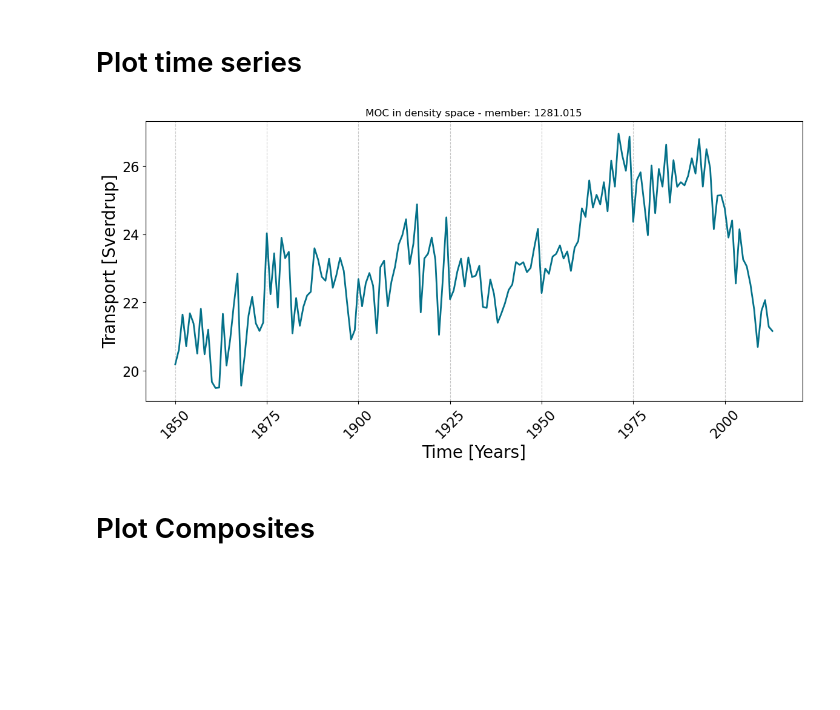
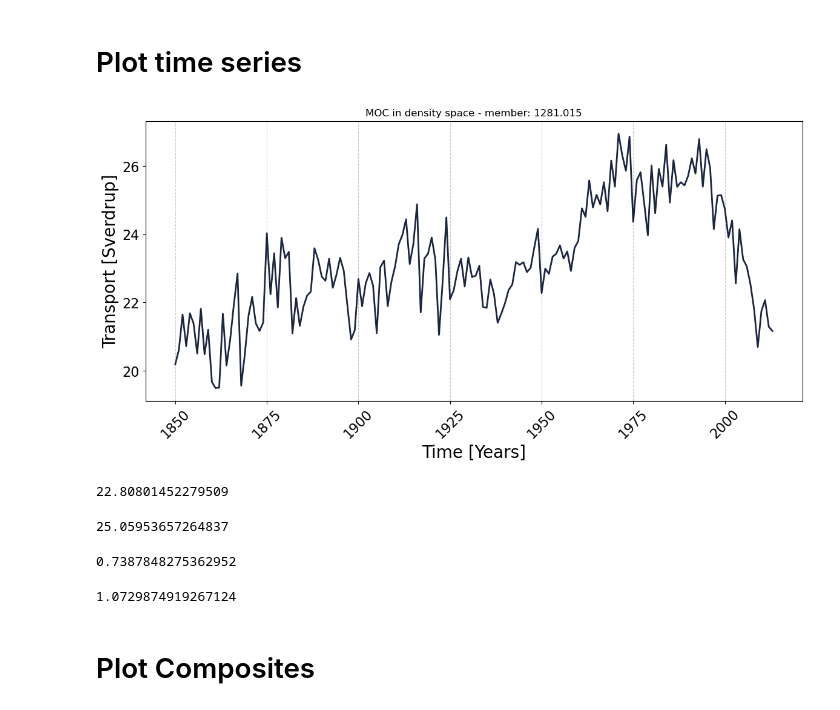
Before and after one commit to inagler/current, a Jupyter notebook: Figures_poster-Dec23.ipynb, the cells around one changed output. Drawn from its saved outputs; the diff is of its cells as text; code cells hidden in the pictures; blank space fills up the shorter version.

```diff
--- a/Figures_poster-Dec23.ipynb
+++ b/Figures_poster-Dec23.ipynb
@@ -166,17 +147,17 @@ reshaped_data = signal.reshape(-1, 12)
 annual_mean = np.mean(reshaped_data, axis=1)
 # %%
 plt.figure(figsize=(14, 6))
-plt.plot(time_annual, annual_mean, linewidth=2, color='#047189')
+plt.plot(time_annual, annual_mean, linewidth=2, color='#1A2540')
 plt.ylabel('Transport [Sverdrup]', fontsize=20)
 plt.xlabel('Time [Years]', fontsize=20)
 plt.title('MOC in density space - member: '+member_names[-3][:-3])
 plt.xticks(fontsize=16, rotation=45)
 plt.yticks(fontsize=16)
 plt.locator_params(axis='x', nbins=8)
 plt.locator_params(axis='y', nbins=5)
 plt.grid(axis='x', linestyle='--', alpha=0.7)
 
-#plt.show()
-plt.savefig(os.path.expanduser('~/phase1_CONDA/results/')+'dens_MOC_'+member_names[-3][:-3]+'.png', bbox_inches='tight', dpi=300)
+plt.show()
+#plt.savefig(os.path.expanduser('~/phase1_CONDA/results/')+'dens_MOC_'+member_names[-3][:-3]+'.png', bbox_inches='tight', dpi=300)
 # %% [output]
-[figure, old version]
+[figure, new version]
@@ -183,3 +177,19 @@ plt.savefig(os.path.expanduser('~/phase1_CONDA/results/')+'dens_MOC_'+member_nam
+# %%
+np.mean(annual_mean[period_start:event])
+# %% [output]
+22.80801452279509
+# %%
+np.mean(annual_mean[event:period_end])
+# %% [output]
+25.05953657264837
+# %%
+np.std(annual_mean[period_start:event])
+# %% [output]
+0.7387848275362952
+# %%
+np.std(annual_mean[event:period_end])
+# %% [output]
+1.0729874919267124
 # %% [markdown]
 # Plot Composites
 # %%
```
Also changed, not shown: parts of 7 cells of this notebook, 3 other files.
